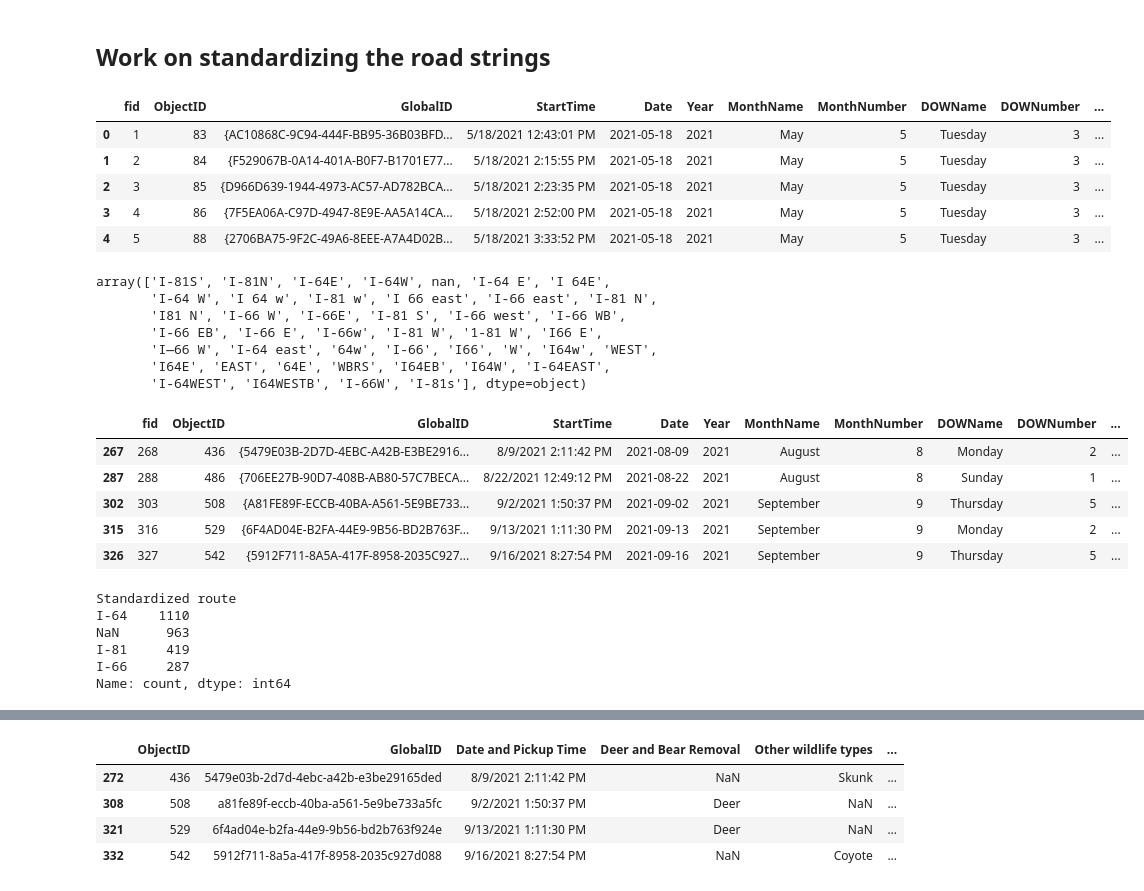
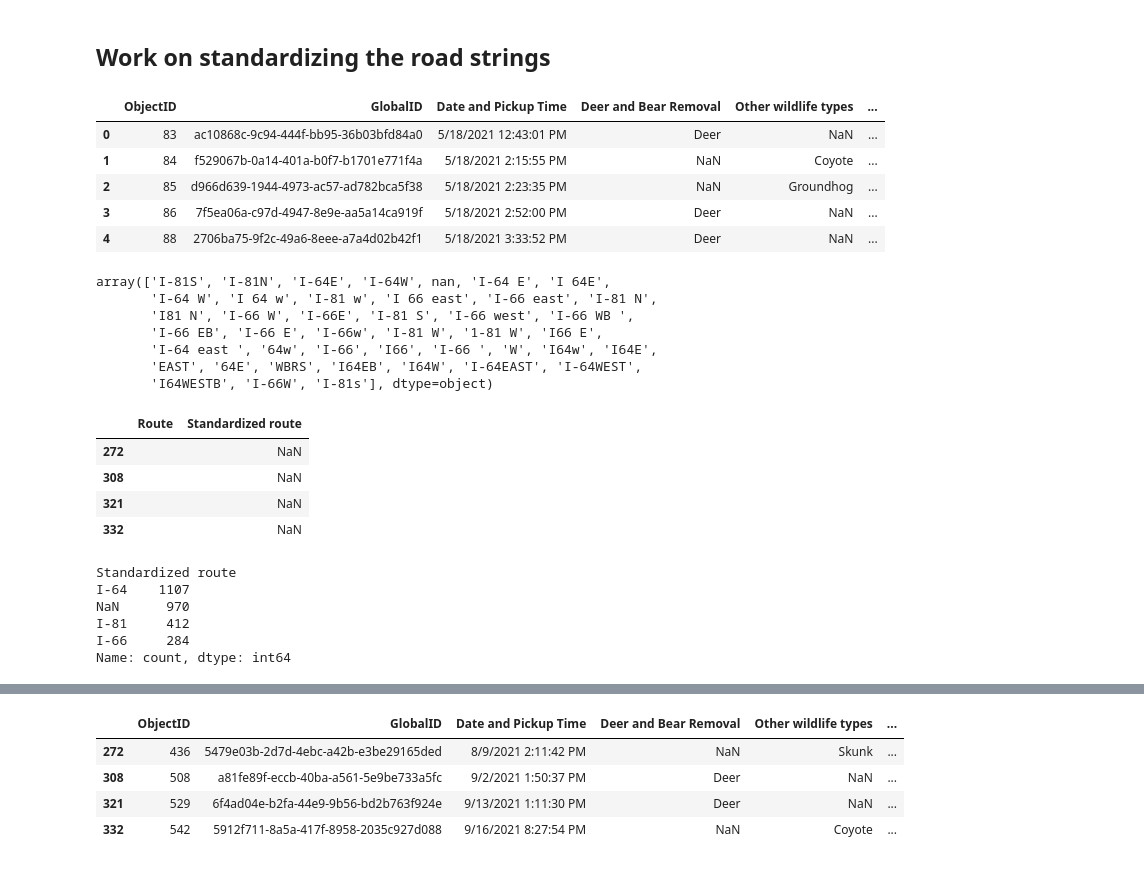
Before and after one commit to code-for-charlottesville/wildlife_collisions, a Jupyter notebook: pipeline_cleaning/VDOT Carcass Removal/vdot_cleaning.ipynb, the cells around one changed output, grey strips where cells are left out. Drawn from its saved outputs; the diff is of its cells as text; code cells hidden in the pictures.

Commit message:
cleaned carcass removal dataset

```diff
--- a/pipeline_cleaning/VDOT Carcass Removal/vdot_cleaning.ipynb
+++ b/pipeline_cleaning/VDOT Carcass Removal/vdot_cleaning.ipynb
@@ -58,3 +69,7 @@ Wildlifecarcass[~Wildlifecarcass['ObjectID'].isin(VDOTcarcass['ObjectID'])]
+# %%
+Wildlifecarcass['DOWName'] = pd.to_datetime(Wildlifecarcass['Date and Pickup Time']).dt.day_name()
+# %%
+Wildlifecarcass['DOWNumber'] = pd.to_datetime(Wildlifecarcass['Date and Pickup Time']).dt.day_of_week
 # %% [markdown]
 ## Merge the 'Other wildlife types' col with the 'Deer and Bear Removal' column
 # %%
@@ -131,22 +146,25 @@ Name: count, dtype: int64
 ## Work on standardizing the road strings
 # %%
 #inspect the data frames
-VDOTcarcass.head()
+Wildlifecarcass.head()
 # %% [output]
-|  | fid | ObjectID | GlobalID | StartTime | Date | Year | MonthName | MonthNumber | DOWName | DOWNumber | ... |
-| 0 | 1 | 83 | {AC10868C-9C94-444F-BB95-36B03BFD... | 5/18/2021 12:43:01 PM | 2021-05-18 | 2021 | May | 5 | Tuesday | 3 | ... |
-| 1 | 2 | 84 | {F529067B-0A14-401A-B0F7-B1701E77... | 5/18/2021 2:15:55 PM | 2021-05-18 | 2021 | May | 5 | Tuesday | 3 | ... |
-| 2 | 3 | 85 | {D966D639-1944-4973-AC57-AD782BCA... | 5/18/2021 2:23:35 PM | 2021-05-18 | 2021 | May | 5 | Tuesday | 3 | ... |
-| 3 | 4 | 86 | {7F5EA06A-C97D-4947-8E9E-AA5A14CA... | 5/18/2021 2:52:00 PM | 2021-05-18 | 2021 | May | 5 | Tuesday | 3 | ... |
-| 4 | 5 | 88 | {2706BA75-9F2C-49A6-8EEE-A7A4D02B... | 5/18/2021 3:33:52 PM | 2021-05-18 | 2021 | May | 5 | Tuesday | 3 | ... |
+|  | ObjectID | GlobalID | Date and Pickup Time | Deer and Bear Removal | Other wildlife types | ... |
+| 0 | 83 | ac10868c-9c94-444f-bb95-36b03bfd84a0 | 5/18/2021 12:43:01 PM | Deer | NaN | ... |
+| 1 | 84 | f529067b-0a14-401a-b0f7-b1701e771f4a | 5/18/2021 2:15:55 PM | NaN | Coyote | ... |
+| 2 | 85 | d966d639-1944-4973-ac57-ad782bca5f38 | 5/18/2021 2:23:35 PM | NaN | Groundhog | ... |
+| 3 | 86 | 7f5ea06a-c97d-4947-8e9e-aa5a14ca919f | 5/18/2021 2:52:00 PM | Deer | NaN | ... |
+| 4 | 88 | 2706ba75-9f2c-49a6-8eee-a7a4d02b42f1 | 5/18/2021 3:33:52 PM | Deer | NaN | ... |
+# %%
+# Change the column named Route Name and Direction to 'Route'
+Wildlifecarcass = Wildlifecarcass.rename(columns={'Route Name and Direction': 'Route'})
 # %%
 # Find the names for the routes
-VDOTcarcass['Route'].unique()
+Wildlifecarcass['Route'].unique()
 # %% [output]
 array(['I-81S', 'I-81N', 'I-64E', 'I-64W', nan, 'I-64 E', 'I 64E',
        'I-64 W', 'I 64 w', 'I-81 w', 'I 66 east', 'I-66 east', 'I-81 N',
-       'I81 N', 'I-66 W', 'I-66E', 'I-81 S', 'I-66 west', 'I-66 WB',
+       'I81 N', 'I-66 W', 'I-66E', 'I-81 S', 'I-66 west', 'I-66 WB ',
        'I-66 EB', 'I-66 E', 'I-66w', 'I-81 W', '1-81 W', 'I66 E',
-       'I—66 W', 'I-64 east', '64w', 'I-66', 'I66', 'W', 'I64w', 'WEST',
-       'I64E', 'EAST', '64E', 'WBRS', 'I64EB', 'I64W', 'I-64EAST',
-       'I-64WEST', 'I64WESTB', 'I-66W', 'I-81s'], dtype=object)
+       'I-64 east ', '64w', 'I-66', 'I66', 'I-66 ', 'W', 'I64w', 'I64E',
+       'EAST', '64E', 'WBRS', 'I64EB', 'I64W', 'I-64EAST', 'I-64WEST',
+       'I64WESTB', 'I-66W', 'I-81s'], dtype=object)
@@ -155,8 +171,10 @@ import re
 # %%
 # Standardize the Route Name
-VDOTcarcass['Route'] = VDOTcarcass['Route'].str.upper()
-VDOTcarcass['Route'] = VDOTcarcass['Route'].str.replace(r'\s+', '', regex=True)
-VDOTcarcass['Route'] = VDOTcarcass['Route'].str.replace(r'[^I0-9-]', '', regex=True)
+Wildlifecarcass['Route'] = Wildlifecarcass['Route'].str.upper()
+# Remove all whitespace
+Wildlifecarcass['Route'] = Wildlifecarcass['Route'].str.replace(r'\s+', '', regex=True)
+
+Wildlifecarcass['Route'] = Wildlifecarcass['Route'].str.replace(r'[^I0-9-]', '', regex=True)
 
 # Function to standardize routes
 def standardize_route(route):
@@ -174,26 +192,26 @@ def standardize_route(route):
     return np.nan  # Return NaN for non-string inputs or unmatched patterns
 
 # Apply the standardization function
-VDOTcarcass['Standardized route'] = VDOTcarcass['Route'].apply(standardize_route)
+Wildlifecarcass['Standardized route'] = Wildlifecarcass['Route'].apply(standardize_route)
 # %%
 # I want to double check to see if any originial routes got mislabled as NaN
-mask = VDOTcarcass['Route'].notna() & VDOTcarcass['Standardized route'].isna()
-result = VDOTcarcass[mask]
-result
+mask = Wildlifecarcass['Route'].notna() & Wildlifecarcass['Standardized route'].isna()
+result = Wildlifecarcass[mask]
+result[["Route", "Standardized route"]]
+# Looks like all of these are just an empty string and were correctly labeled as NaN
 # %% [output]
-|  | fid | ObjectID | GlobalID | StartTime | Date | Year | MonthName | MonthNumber | DOWName | DOWNumber | ... |
-| 267 | 268 | 436 | {5479E03B-2D7D-4EBC-A42B-E3BE2916... | 8/9/2021 2:11:42 PM | 2021-08-09 | 2021 | August | 8 | Monday | 2 | ... |
-| 287 | 288 | 486 | {706EE27B-90D7-408B-AB80-57C7BECA... | 8/22/2021 12:49:12 PM | 2021-08-22 | 2021 | August | 8 | Sunday | 1 | ... |
-| 302 | 303 | 508 | {A81FE89F-ECCB-40BA-A561-5E9BE733... | 9/2/2021 1:50:37 PM | 2021-09-02 | 2021 | September | 9 | Thursday | 5 | ... |
-| 315 | 316 | 529 | {6F4AD04E-B2FA-44E9-9B56-BD2B763F... | 9/13/2021 1:11:30 PM | 2021-09-13 | 2021 | September | 9 | Monday | 2 | ... |
-| 326 | 327 | 542 | {5912F711-8A5A-417F-8958-2035C927... | 9/16/2021 8:27:54 PM | 2021-09-16 | 2021 | September | 9 | Thursday | 5 | ... |
+|  | Route | Standardized route |
+| 272 |  | NaN |
+| 308 |  | NaN |
+| 321 |  | NaN |
+| 332 |  | NaN |
 # %%
 # Checking count of values
-VDOTcarcass['Standardized route'].value_counts(dropna = False)
+Wildlifecarcass['Standardized route'].value_counts(dropna = False)
 # %% [output]
 Standardized route
-I-64    1110
-NaN      963
-I-81     419
-I-66     287
+I-64    1107
+NaN      970
+I-81     412
+I-66     284
 Name: count, dtype: int64
```
Also changed, not shown: parts of 15 cells of this notebook, 1 other file.
